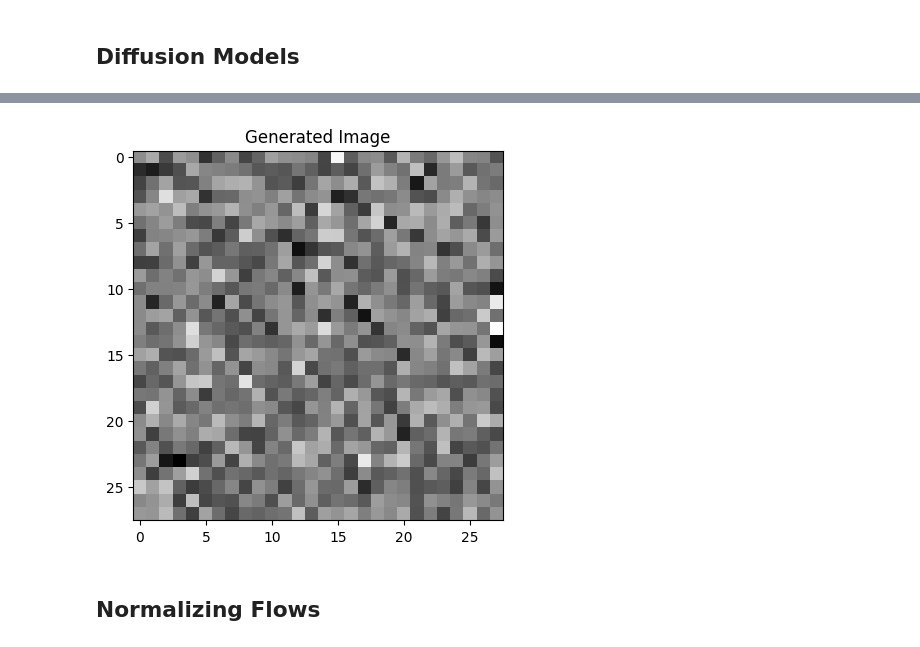
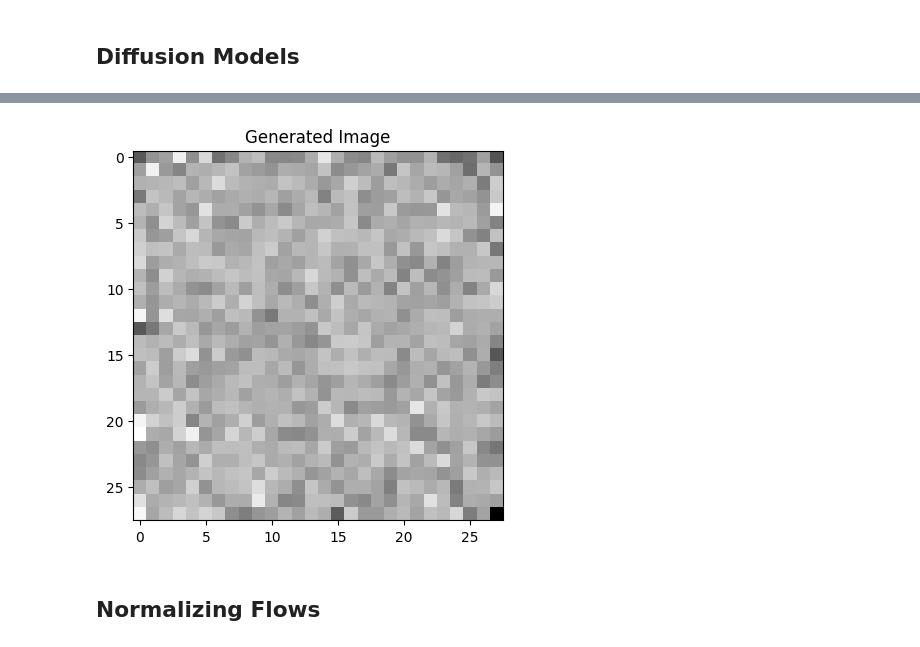
Before and after one commit to maxvonlancaster/gen-ai, a Jupyter notebook: src/106-additional-models.ipynb, the cells around one changed output, grey strips where cells are left out. Cells and saved outputs as stored; diff of their text form; code cells hidden in the pictures.

```diff
--- a/src/106-additional-models.ipynb
+++ b/src/106-additional-models.ipynb
@@ -85,6 +85,9 @@ import torch.nn as nn
 import torch.optim as optim
 import numpy as np
 import matplotlib.pyplot as plt
+from torch.utils.data import DataLoader, Subset
+from torchvision import transforms
+from torchvision.datasets import MNIST
 
 # Define parameters
 T = 1000  # Number of diffusion steps
@@ -120,13 +123,20 @@ model = SimpleDenoiser().to(device)
 optimizer = optim.Adam(model.parameters(), lr=1e-3)
 loss_fn = nn.MSELoss()
 
-# Dummy dataset (random noise as placeholder for images)
-data = torch.randn(1000, 1, 28, 28).to(device)  # Simulating MNIST-like images
+# Load MNIST instead of simulated images
+transform = transforms.Compose([
+    transforms.ToTensor(),
+    transforms.Normalize((0.5,), (0.5,))
+])
+train_dataset = MNIST(root="../data", train=True, download=True, transform=transform)
+subset = Subset(train_dataset, range(1024))
+train_loader = DataLoader(subset, batch_size=64, shuffle=True, num_workers=0)
 
-for epoch in range(25):  # Small number of epochs for simplicity
-    for x0 in data:
-        x0 = x0.unsqueeze(0)  # Add batch dimension
-        t = torch.randint(0, T, (1,)).to(device)  # Random timestep
+for epoch in range(30):  # Small number of epochs for simplicity
+    running_loss = 0.0
+    for x0, _ in train_loader:
+        x0 = x0.to(device)
+        t = torch.randint(0, T, (x0.shape[0],)).to(device)  # Random timestep
         xt, noise = forward_diffusion(x0, t)
         predicted_noise = model(xt, t)
         loss = loss_fn(predicted_noise, noise)
@@ -135,12 +145,15 @@ for epoch in range(25):  # Small number of epochs for simplicity
         loss.backward()
         optimizer.step()
 
-    print(f"Epoch {epoch + 1}, Loss: {loss.item()}")
+        running_loss += loss.item() * x0.size(0)
+
+    avg_loss = running_loss / len(train_loader.dataset)
+    print(f"Epoch {epoch + 1}, Loss: {avg_loss:.6f}")
 
 # Sampling process: start from pure noise
-x_t = torch.randn(1, 1, 28, 28).to(device)  # Start from random noise
+x_t = torch.randn(1, 1, 28, 28).to(device)
 for t in reversed(range(T)):
-    z = torch.randn_like(x_t) if t > 0 else torch.zeros_like(x_t)  # Add noise except last step
+    z = torch.randn_like(x_t) if t > 0 else torch.zeros_like(x_t)
     predicted_noise = model(x_t, torch.tensor([t]).to(device))
     alpha_t = alpha[t]
     alpha_hat_t = alpha_hat[t]
@@ -173 +186 @@ Epoch 25, Loss: 0.35295456647872925
-[figure, old version]
+[figure, new version]
```
Also changed, not shown: parts of 4 cells of this notebook, 5 other files.
